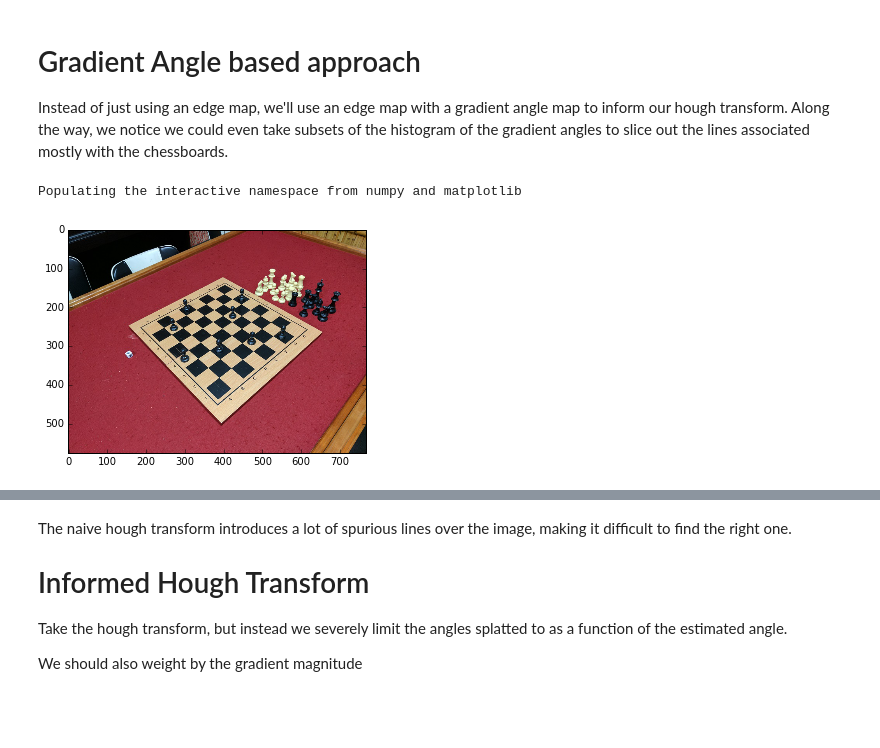
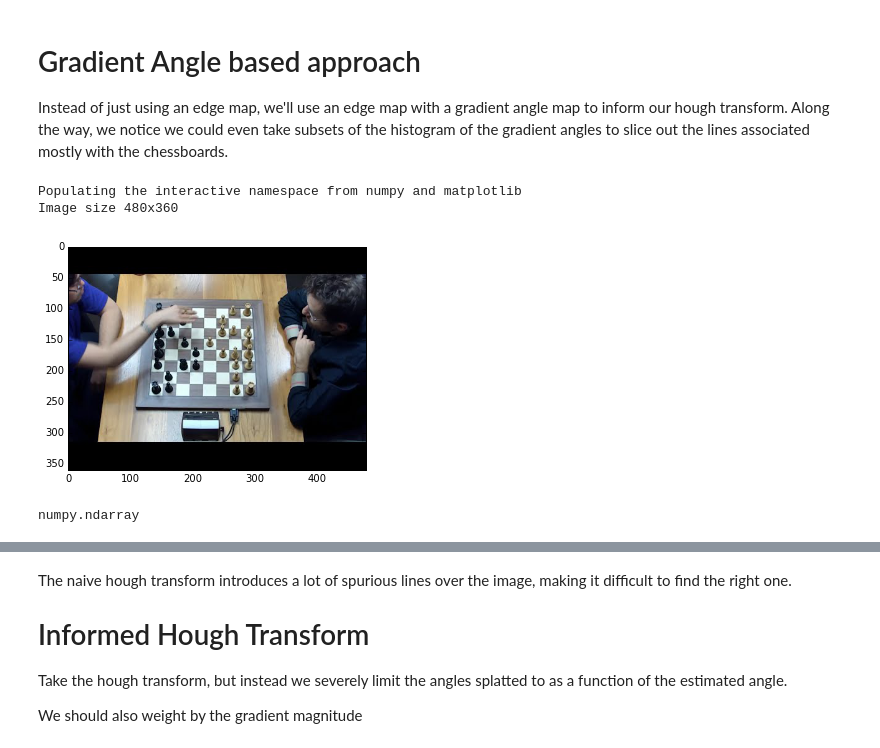
Before and after one commit to Elucidation/ChessboardDetect, a Jupyter notebook: GradientAngleBasedChessboardDetection.ipynb, the cells around one changed output, grey strips where cells are left out. Cells and saved outputs as stored; diff of their text form; code cells hidden in the pictures; blank space fills up the shorter version.

```diff
--- a/GradientAngleBasedChessboardDetection.ipynb
+++ b/GradientAngleBasedChessboardDetection.ipynb
@@ -3,27 +3,38 @@
 
 Instead of just using an edge map, we'll use an edge map with a gradient angle map to inform our hough transform.
 Along the way, we notice we could even take subsets of the histogram of the gradient angles to slice out the lines associated mostly with the chessboards.
-# %%
-%pylab inline
-from IPython.display import Image, display
-import cv2
-from io import BytesIO
-import matplotlib.image as mpimg
-
-def showarray(a, fmt='png'):
-    """Expects 0-255 pixel values"""
-    a = np.uint8(a)
-    f = BytesIO()
-    PIL.Image.fromarray(a).save(f, fmt)
-    display(Image(data=f.getvalue()))
-
-filename = "6.jpg"
-img_orig = mpimg.imread(filename)
-img = cv2.imread(filename, 0) # gray
-blurred = img
-# blurred = cv2.bilateralFilter(img,35,75,75) # Smooth it down with a bilateral filter
-plt.imshow(img_orig);
-# %% [output]
-Populating the interactive namespace from numpy and matplotlib
-[figure, removed]
+# %%
+%pylab inline
+from IPython.display import Image, display
+import PIL.Image
+import matplotlib.image as mpimg
+import scipy.ndimage
+import cv2 # For Sobel etc
+np.set_printoptions(suppress=True) # Better printing of arrays
+plt.rcParams['image.cmap'] = 'jet' # Default colormap is jet
+
+filename = "8.jpg"
+# img_orig = mpimg.imread(filename)
+img_orig = PIL.Image.open(filename)
+img_width, img_height = img_orig.size
+print("Image size %dx%d" % (img_width, img_height))
+
+aspect_ratio = min(1000/img_width, 800/img_height)
+if aspect_ratio < 1.0:
+    new_width, new_height = ((np.array(img_orig.size) * aspect_ratio)).astype(int)
+    print(" Resizing to %dx%d" % (new_width, new_height))
+    img_orig = img_orig.resize((new_width,new_height))
+
+
+img = np.array(img_orig.convert('L')) # grayscale uint8 numpy array
+
+plt.imshow(img_orig);
+# %% [output]
+Populating the interactive namespace from numpy and matplotlib
+Image size 480x360
+[figure, added]
+# %%
+type(img)
+# %% [output]
+numpy.ndarray
 # %%
```
Also changed, not shown: parts of 33 cells of this notebook, 2 other files.
